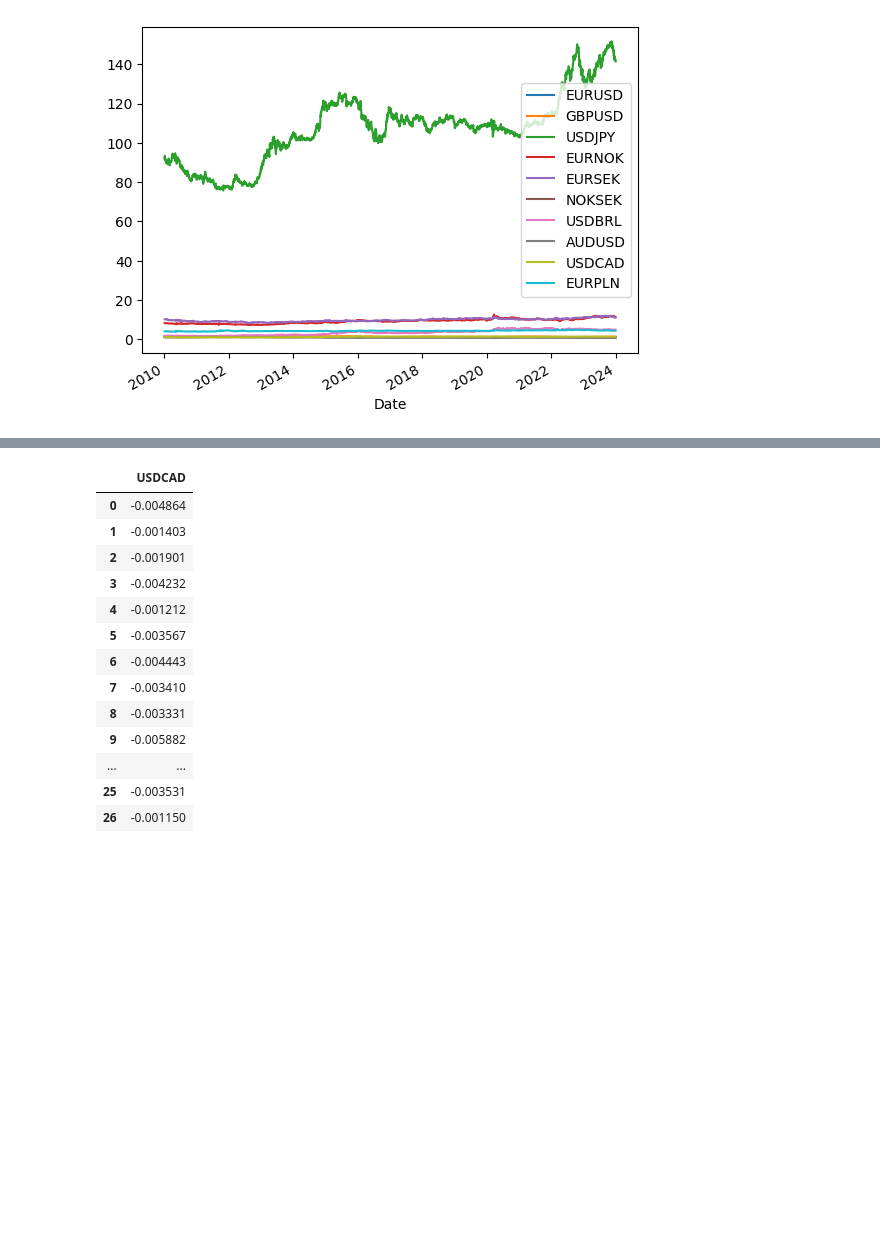
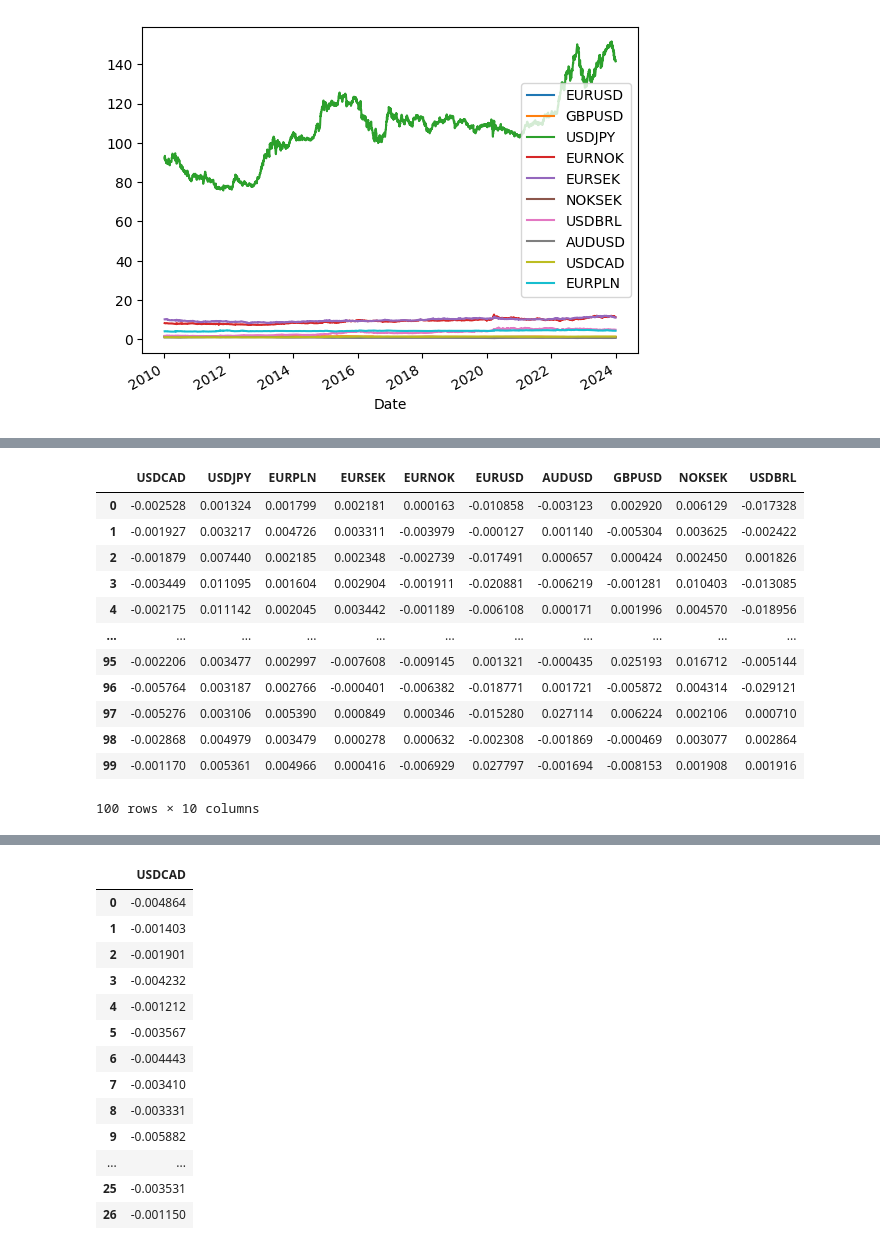
Before and after one commit to vtisserand/rbm, a Jupyter notebook: nbs/rbm.ipynb, the cells around one changed output, grey strips where cells are left out. Drawn from its saved outputs; the diff is of its cells as text; code cells hidden in the pictures; blank space fills up the shorter version.

```diff
--- a/nbs/rbm.ipynb
+++ b/nbs/rbm.ipynb
@@ -125,3 +114,21 @@ def generate_synthetic_samples(rbm, n_samples=1, n_gibbs_steps=100):
+# %%
+log_synth = get_synthetic_series(rbm=rbm, log_ret_df=df, pairs=features.columns, n_samples=100)
+# %%
+np.exp(log_synth)-1
+# %% [output]
+|  | USDCAD | USDJPY | EURPLN | EURSEK | EURNOK | EURUSD | AUDUSD | GBPUSD | NOKSEK | USDBRL |
+| 0 | -0.002528 | 0.001324 | 0.001799 | 0.002181 | 0.000163 | -0.010858 | -0.003123 | 0.002920 | 0.006129 | -0.017328 |
+| 1 | -0.001927 | 0.003217 | 0.004726 | 0.003311 | -0.003979 | -0.000127 | 0.001140 | -0.005304 | 0.003625 | -0.002422 |
+| 2 | -0.001879 | 0.007440 | 0.002185 | 0.002348 | -0.002739 | -0.017491 | 0.000657 | 0.000424 | 0.002450 | 0.001826 |
+| 3 | -0.003449 | 0.011095 | 0.001604 | 0.002904 | -0.001911 | -0.020881 | -0.006219 | -0.001281 | 0.010403 | -0.013085 |
+| 4 | -0.002175 | 0.011142 | 0.002045 | 0.003442 | -0.001189 | -0.006108 | 0.000171 | 0.001996 | 0.004570 | -0.018956 |
+| ... | ... | ... | ... | ... | ... | ... | ... | ... | ... | ... |
+| 95 | -0.002206 | 0.003477 | 0.002997 | -0.007608 | -0.009145 | 0.001321 | -0.000435 | 0.025193 | 0.016712 | -0.005144 |
+| 96 | -0.005764 | 0.003187 | 0.002766 | -0.000401 | -0.006382 | -0.018771 | 0.001721 | -0.005872 | 0.004314 | -0.029121 |
+| 97 | -0.005276 | 0.003106 | 0.005390 | 0.000849 | 0.000346 | -0.015280 | 0.027114 | 0.006224 | 0.002106 | 0.000710 |
+| 98 | -0.002868 | 0.004979 | 0.003479 | 0.000278 | 0.000632 | -0.002308 | -0.001869 | -0.000469 | 0.003077 | 0.002864 |
+| 99 | -0.001170 | 0.005361 | 0.004966 | 0.000416 | -0.006929 | 0.027797 | -0.001694 | -0.008153 | 0.001908 | 0.001916 |
+100 rows × 10 columns
 # %%
 synth = generate_synthetic_samples(rbm, n_samples=30)
 # %%
```
Also changed, not shown: parts of 7 cells of this notebook, 2 other files.
